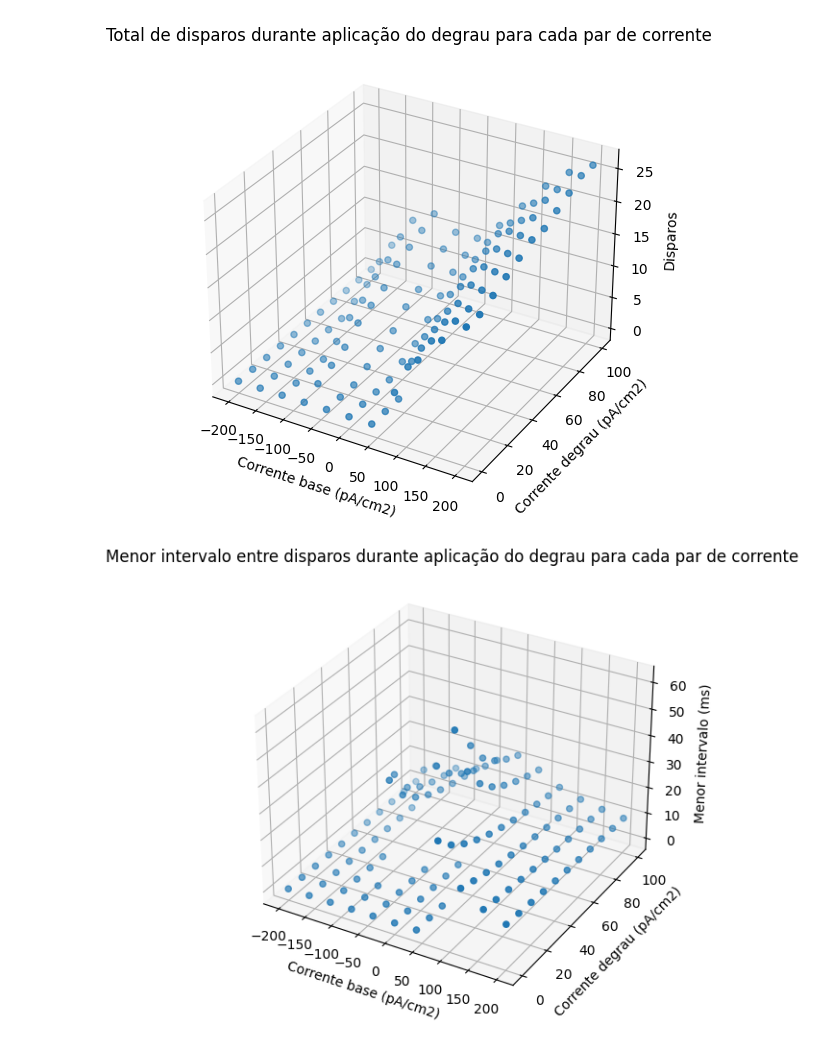
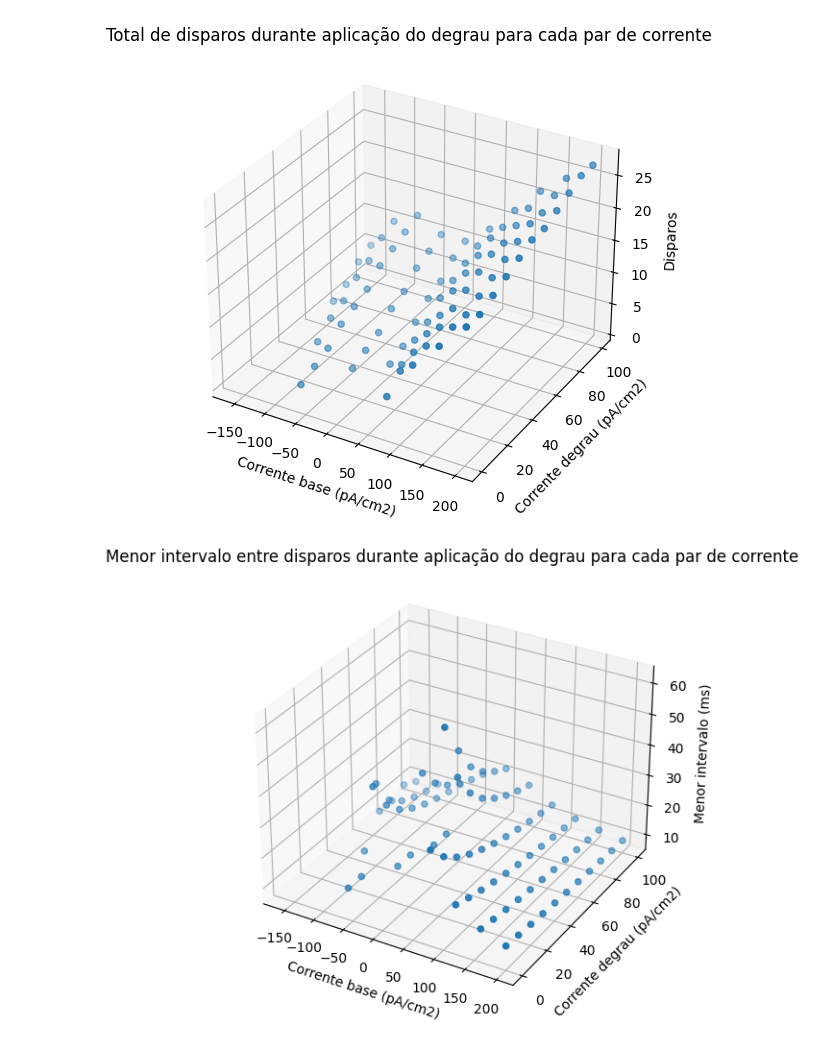
Before and after one commit to rfscorrea/listas-neurociencia-profroque, a Jupyter notebook: lista3/exercicio2_loop.ipynb, the cells around one changed output. Drawn from its saved outputs; the diff is of its cells as text; code cells hidden in the pictures.

```diff
--- a/lista3/exercicio2_loop.ipynb
+++ b/lista3/exercicio2_loop.ipynb
@@ -15,7 +15,7 @@ G_T, E_Ca = 0.22 * 10**-6, 120 * 10**-3
 v0, h0, n0, h_t0 = -0.070, 0.89619, -0.06208, 1/(1+np.exp(3))
 
 # valor em V em que ocorre potencial de acao em V
-valor_spike = -0.05
+valor_spike = 0
 # %%
 # variaveis de gating
 def alpham(V):
@@ -116,32 +116,44 @@ for m in range(11):
         # vetores com os valores de corrente
         correntes_degrau.append(J_degrau * 10**12)
         correntes_base.append(J_base * 10**12)
+# %%
+# limpar os valores em que não ocorre potencial de ação
+totalDisparos_clear = []
+correntesBase_clear = []
+correntesDegrau_clear = []
+menoresIntervalos_clear = []
+
+for i in range(len(totalDisparos)):
+    if totalDisparos[i] != 0:
+        totalDisparos_clear.append(totalDisparos[i])
+        correntesBase_clear.append(correntes_base[i])
+        correntesDegrau_clear.append(correntes_degrau[i])
+        menoresIntervalos_clear.append(menoresIntervalos[i])
 # %%
-
 # Criação da figura e do objeto Axes3D
 fig = plt.figure(figsize=(7,6))
 ax = fig.add_subplot(111, projection='3d')
 
 # Criação do gráfico de dispersão tridimensional
-ax.scatter(correntes_base, correntes_degrau, totalDisparos)
+ax.scatter(correntesBase_clear, correntesDegrau_clear, totalDisparos_clear)
 
 # Configuração dos rótulos dos eixos
 ax.set_title('Total de disparos durante aplicação do degrau para cada par de corrente')
 ax.set_xlabel('Corrente base (pA/cm2)')
 ax.set_ylabel('Corrente degrau (pA/cm2)')
 ax.set_zlabel('Disparos')
 
 # Exibição do gráfico
 plt.show()
 # %% [output]
-[figure, old version]
+[figure, new version]
 # %%
 # Criação da figura e do objeto Axes3D
 fig = plt.figure(figsize=(7,6))
 ax = fig.add_subplot(111, projection='3d')
 
 # Criação do gráfico de dispersão tridimensional
-ax.scatter(correntes_base, correntes_degrau, menoresIntervalos)
+ax.scatter(correntesBase_clear, correntesDegrau_clear, menoresIntervalos_clear)
 
 # Configuração dos rótulos dos eixos
 ax.set_title('Menor intervalo entre disparos durante aplicação do degrau para cada par de corrente')
@@ -152,4 +164,4 @@ ax.set_zlabel('Menor intervalo (ms)')
 # Exibição do gráfico
 plt.show()
 # %% [output]
-[figure, old version]
+[figure, new version]
```
Also changed, not shown: parts of 1 cell of this notebook, 1 other file.
